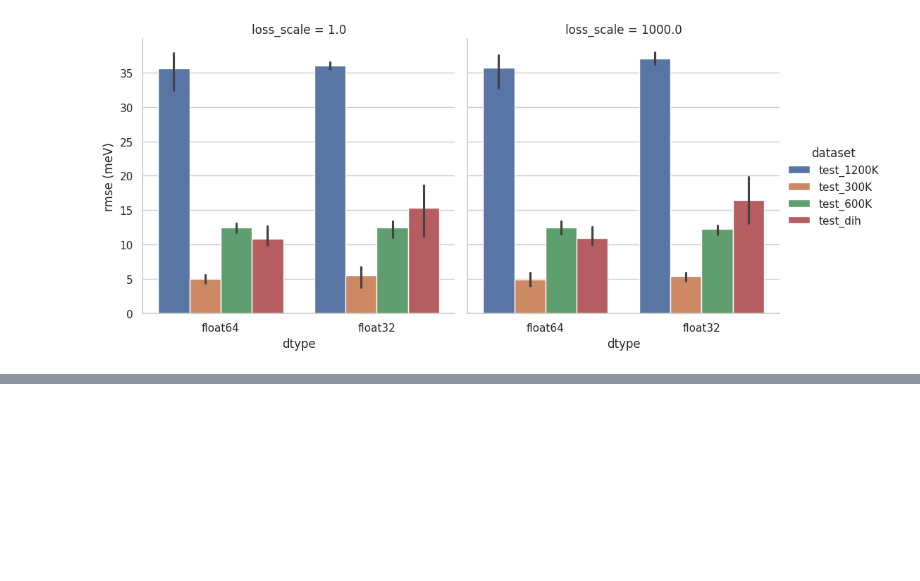
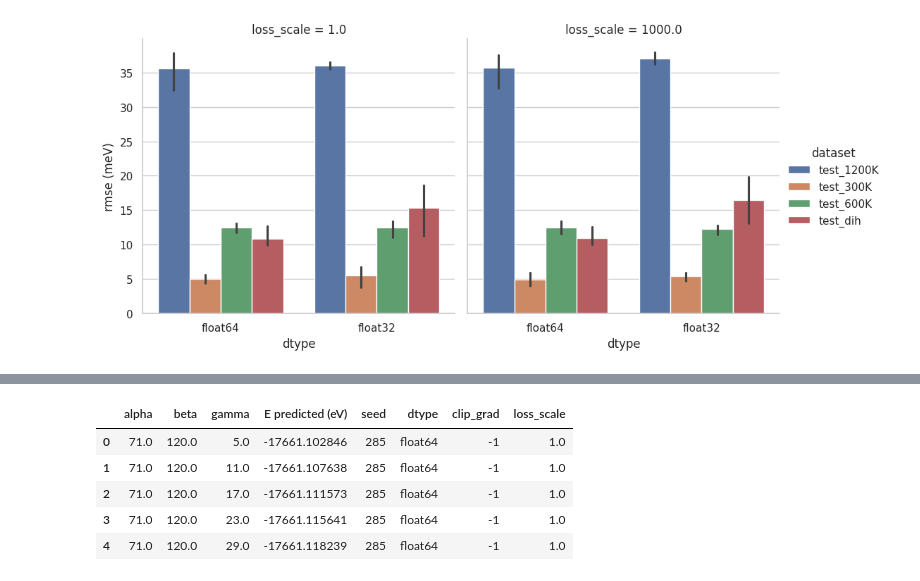
Before and after one commit to hatemhelal/mace, a Jupyter notebook: experiments/eval_sweep.ipynb, the cells around one changed output, grey strips where cells are left out. Cells and saved outputs as stored; diff of their text form; code cells hidden in the pictures; blank space fills up the shorter version.

```diff
--- a/experiments/eval_sweep.ipynb
+++ b/experiments/eval_sweep.ipynb
@@ -180,0 +230,11 @@ sns.catplot(data=df[mask], x="dtype", y="rmse (meV)", hue="dataset", col="loss_s
+# %%
+checkpoints = glob("checkpoints/model_fp64_run*.model") + glob("checkpoints/model_run*.model")
+slice_df = pd.concat([eval_slice(c) for c in checkpoints])
+slice_df.head()
+# %% [output]
+|  | alpha | beta | gamma | E predicted (eV) | seed | dtype | clip_grad | loss_scale |
+| 0 | 71.0 | 120.0 | 5.0 | -17661.102846 | 285 | float64 | -1 | 1.0 |
+| 1 | 71.0 | 120.0 | 11.0 | -17661.107638 | 285 | float64 | -1 | 1.0 |
+| 2 | 71.0 | 120.0 | 17.0 | -17661.111573 | 285 | float64 | -1 | 1.0 |
+| 3 | 71.0 | 120.0 | 23.0 | -17661.115641 | 285 | float64 | -1 | 1.0 |
+| 4 | 71.0 | 120.0 | 29.0 | -17661.118239 | 285 | float64 | -1 | 1.0 |
```
Also changed, not shown: parts of 7 cells of this notebook.
